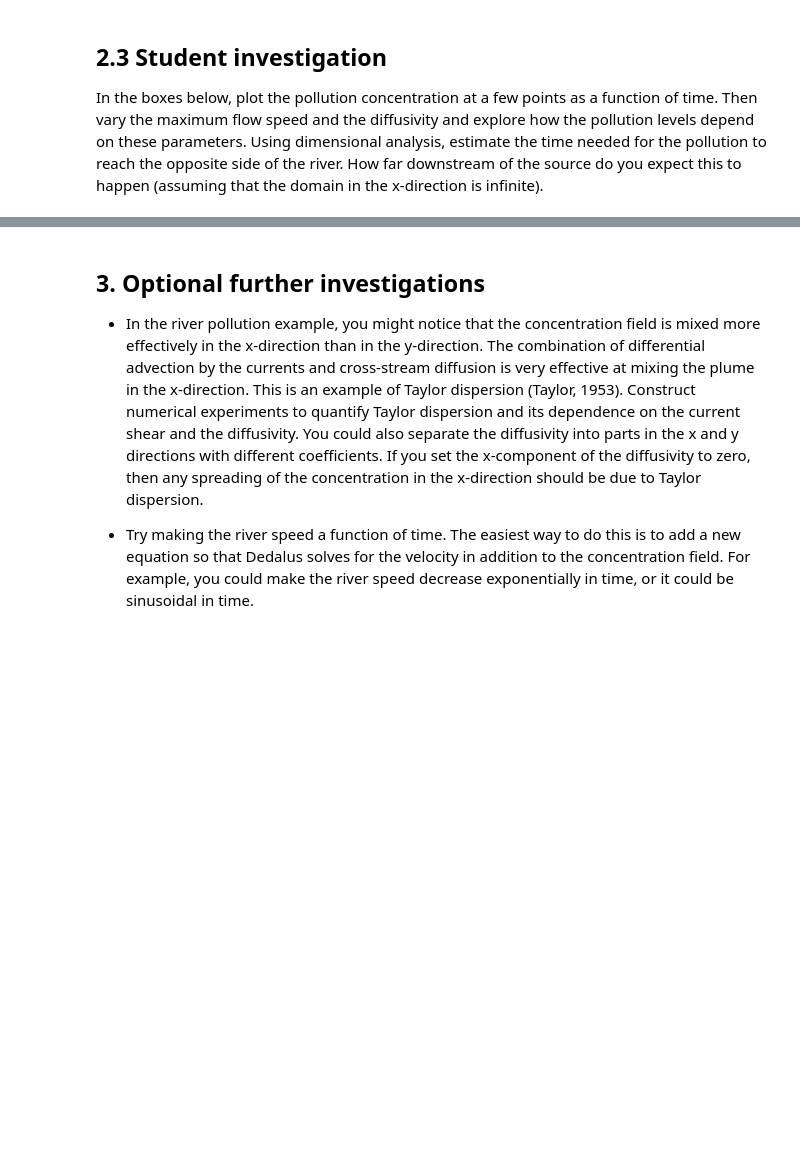
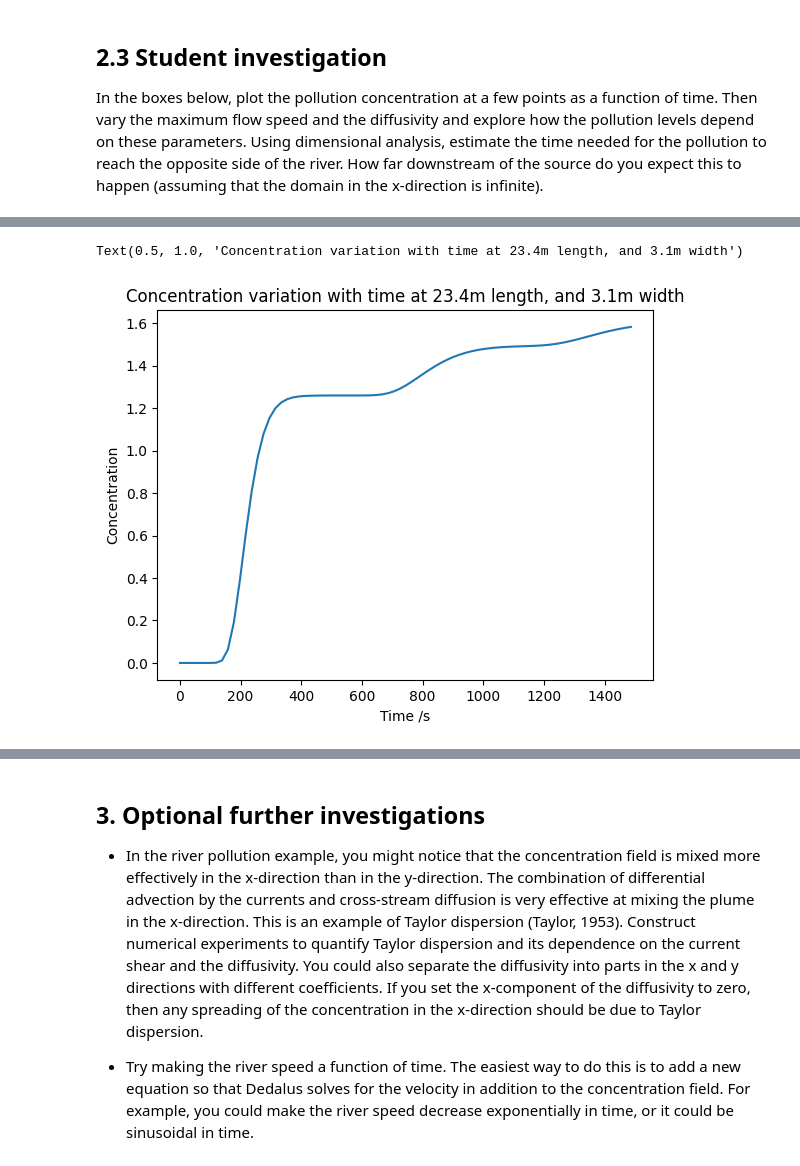
Before and after one commit to AnnabelHall/QCES_LNM, a Jupyter notebook: Project2_transport.ipynb, the cells around one changed output, grey strips where cells are left out. Cells and saved outputs as stored; diff of their text form; code cells hidden in the pictures; blank space fills up the shorter version.

```diff
--- a/Project2_transport.ipynb
+++ b/Project2_transport.ipynb
@@ -486,0 +491,20 @@ INSERT PLOTS AND COMMENTS HERE
+# %%
+# Nx = 256 - number of gridoints in x. x is length of river.
+# Ny = 32 - number of gridpoints in y. y is width of river.
+# the [] after c_save describe the concentration at about 2/5 along the river's length
+# and about 1/3 along the river's width
+
+x_bit = 120
+y_bit = 10
+length_bit = x_bit/256 * L
+width_bit = y_bit/32 * w
+
+plt.plot(t_save, c_save[:,x_bit,y_bit])
+plt.xlabel('Time /s')
+plt.ylabel('Concentration')
+
+title = f'Concentration variation with time at {round(length_bit,1)}m length, and {round(width_bit,1)}m width'
+plt.title(title)
+# %% [output]
+Text(0.5, 1.0, 'Concentration variation with time at 23.4m length, and 3.1m width')
+[figure, added]
```
Also changed, not shown: parts of 10 cells of this notebook.
